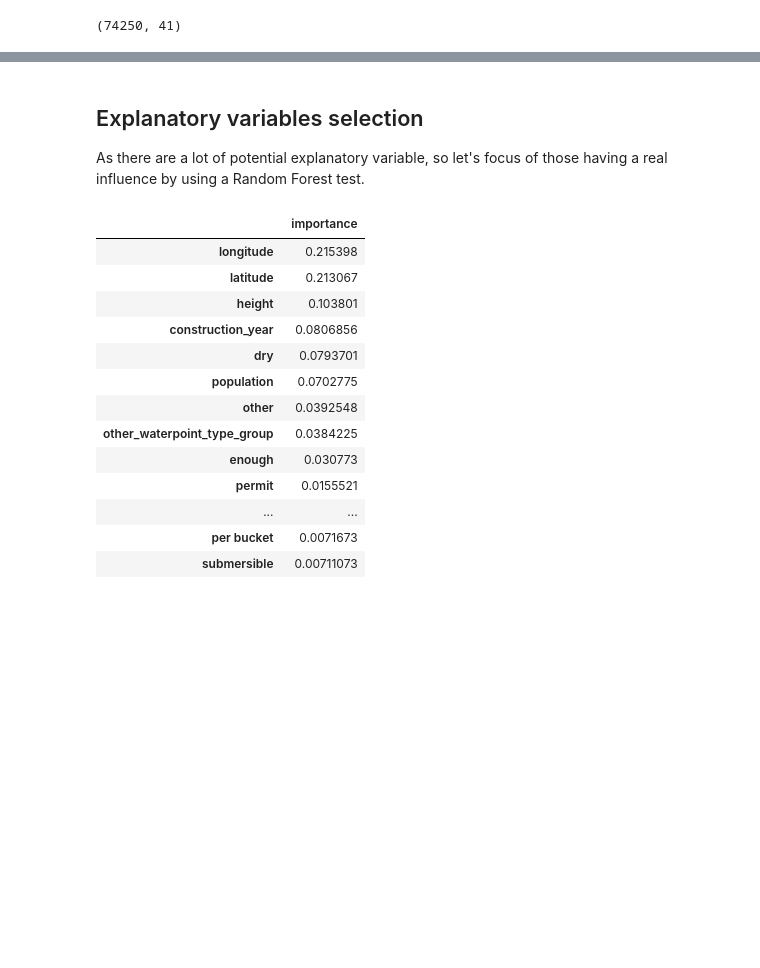
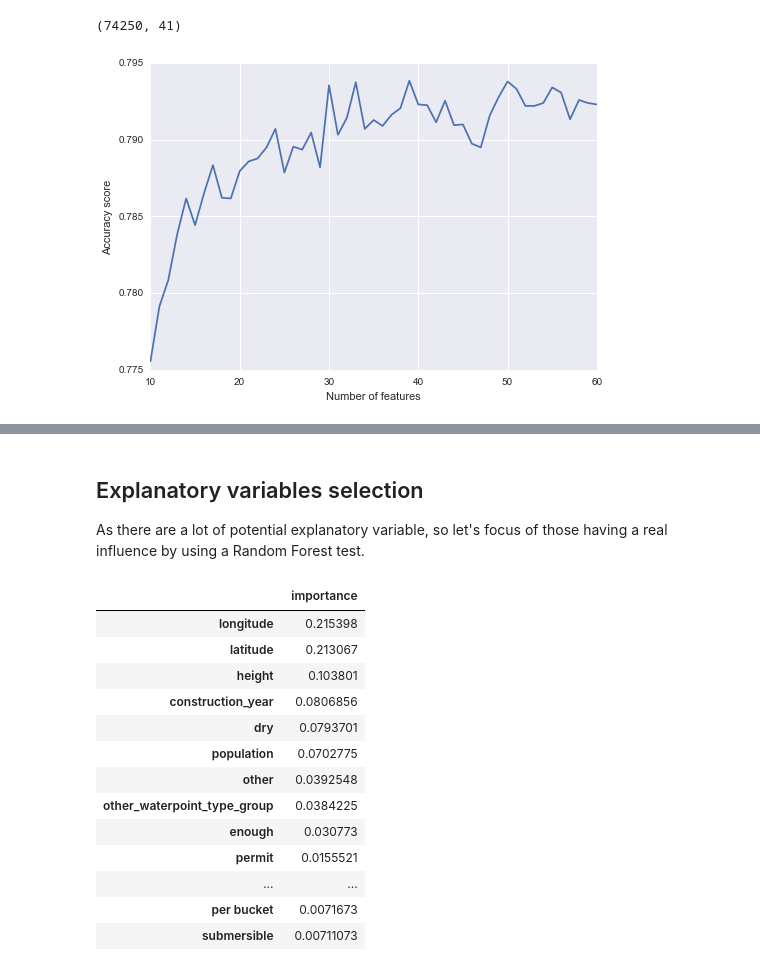
Before and after one commit to fcollonval/coursera_data_visualization, a Jupyter notebook: WaterPumpsPredictionAnalysis.ipynb, the cells around one changed output, grey strips where cells are left out. Cells and saved outputs as stored; diff of their text form; code cells hidden in the pictures; blank space fills up the shorter version.

Commit message:
Try to optimize the number of features to include in the random forest test

```diff
--- a/WaterPumpsPredictionAnalysis.ipynb
+++ b/WaterPumpsPredictionAnalysis.ipynb
@@ -166,3 +168,28 @@ cm = sns.light_palette("yellow", as_cmap=True)
 data.shape
 # %% [output]
 (74250, 41)
+# %%
+# Let's test the random forest test varying the number of important categories from 10 to 60
+importance = (pd.Series(model.feature_importances_, index=predictors.columns, name='importance')
+   .sort_values(ascending=False))
+
+pd.np.random.seed(12345)
+pred_train, pred_test, tar_train, tar_test = train_test_split(predictors,
+                                                              deployed_data['status_group'],
+                                                              test_size=.4)
+
+features=range(10, 61)
+accuracy=pd.np.zeros(len(features))
+
+for counter, idx in enumerate(features):
+    classifier=RandomForestClassifier(n_estimators=25)
+    classifier=classifier.fit(pred_train[importance.index[:idx]],tar_train)
+    predictions=classifier.predict(pred_test[importance.index[:idx]])
+    accuracy[counter]=accuracy_score(tar_test, predictions)
+
+plt.plot(features, accuracy)
+plt.xlabel("Number of features")
+plt.ylabel("Accuracy score")
+plt.show();
+# %% [output]
+[figure, added]
```
Also changed, not shown: parts of 7 cells of this notebook.
